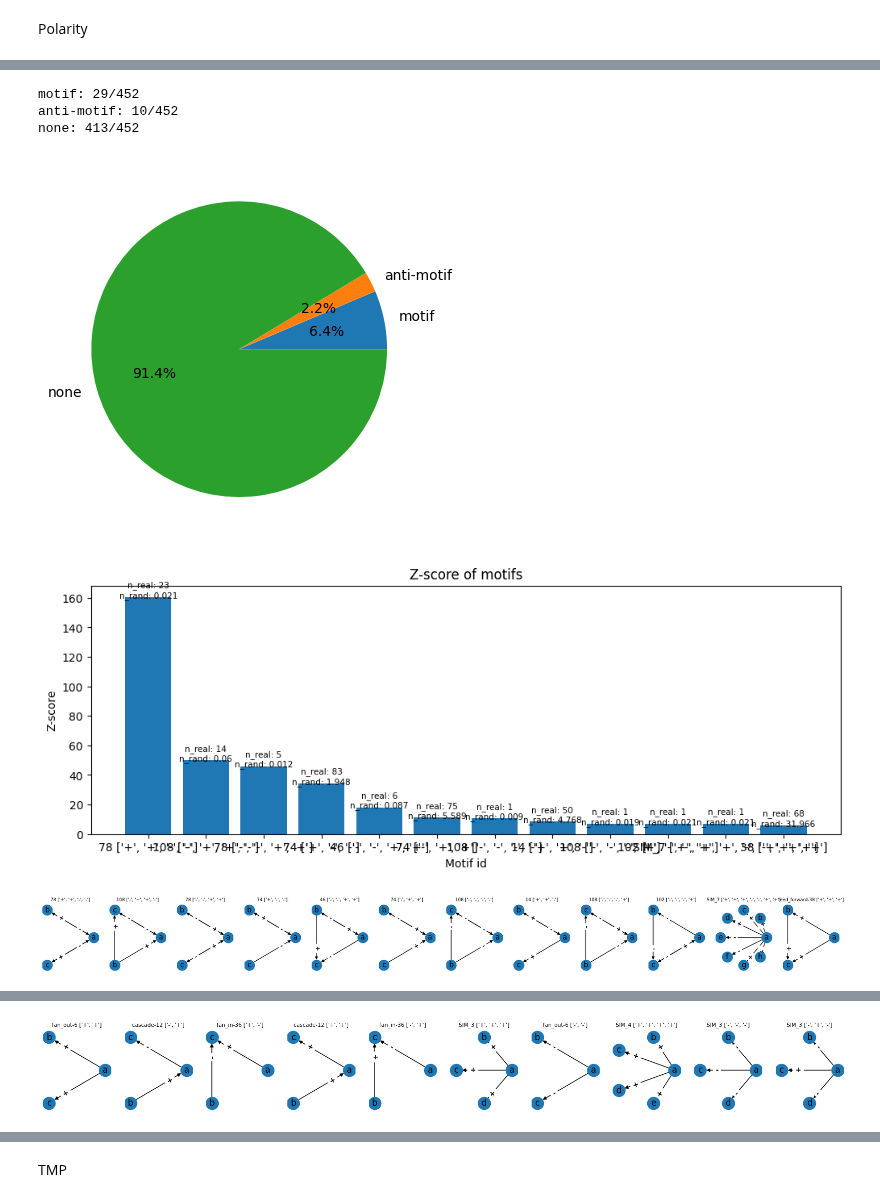
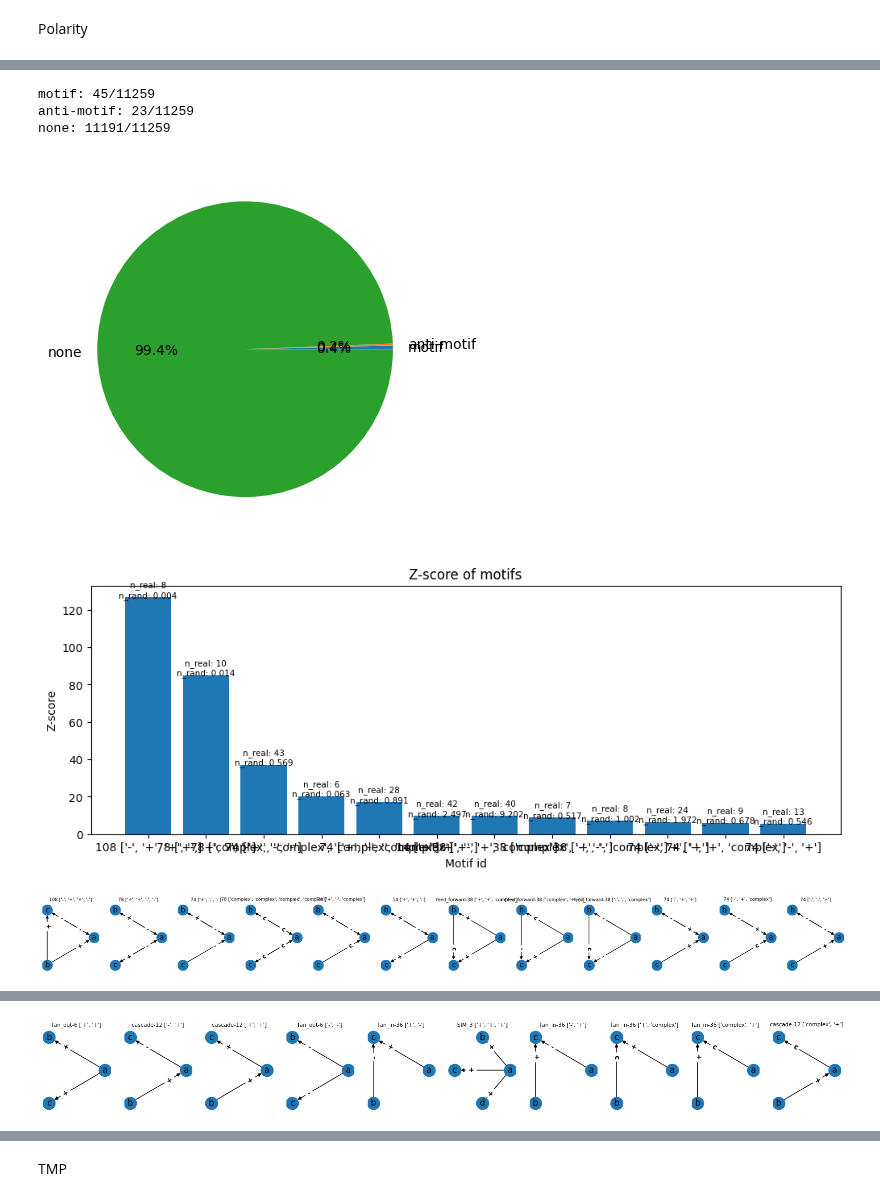
Before and after one commit to deangeckt/network_motifs, a Jupyter notebook: post_motif_analysis/motif_analysis.ipynb, the cells around one changed output, grey strips where cells are left out. Drawn from its saved outputs; the diff is of its cells as text; code cells hidden in the pictures.

Commit message:
new api results - cmpx pol k3 m10

```diff
--- a/post_motif_analysis/motif_analysis.ipynb
+++ b/post_motif_analysis/motif_analysis.ipynb
@@ -18,9 +18,8 @@ from subgraphs.sub_graphs_utils import get_sub_graph_mapping_to_motif
 # %%
 # data = import_results('results/pol_k3_m5.bin')
 # data = import_results('results/cmpx_pol_k3_m5.bin')
-# data = import_results('results/cmpx_pol_k3_m10.bin')
+data = import_results('results/cmpx_pol_k3_m10.bin')
 # data = import_results('results/cook_si2_chem_k4_m5.bin')
-data = import_results('results/test.bin')
 
 
 args = data['args']
@@ -397,20 +392,22 @@ none: 132/162
 # %%
 # 2nd time
 al_polarities = []
 for m in motifs.values():
     al_polarities.extend(m.polarity_motifs)
 
 motifs_ = [m for m in al_polarities if m.motif_criteria.is_motif == MotifType.motif]
 anti_motifs_ = [m for m in al_polarities if m.motif_criteria.is_motif == MotifType.anti_motif]
 none_motifs_ = [m for m in al_polarities if m.motif_criteria.is_motif == MotifType.none]
 
 plot_motif_distribution(motifs_, anti_motifs_, none_motifs_)
+
+motifs_ = [m for m in motifs_ if m.n_real > 5]
 plot_motifs_z(motifs_, MotifType.motif, top=12)
 plot_motifs_z(anti_motifs_, MotifType.anti_motif)
 # %% [output]
-motif: 29/452
-anti-motif: 10/452
-none: 413/452
+motif: 45/11259
+anti-motif: 23/11259
+none: 11191/11259
-[figure, old version]
+[figure, new version]
-[figure, old version]
+[figure, new version]
-[figure, old version]
+[figure, new version]
@@ -418 +415 @@ none: 413/452
-[figure, old version]
+[figure, new version]
```
Also changed, not shown: parts of 24 cells of this notebook, 7 other files.
